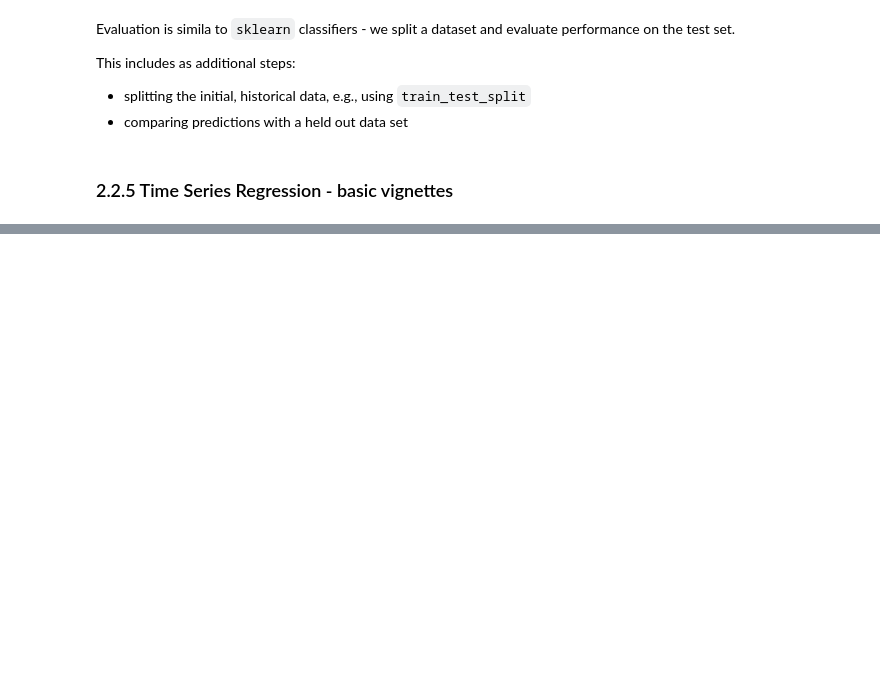
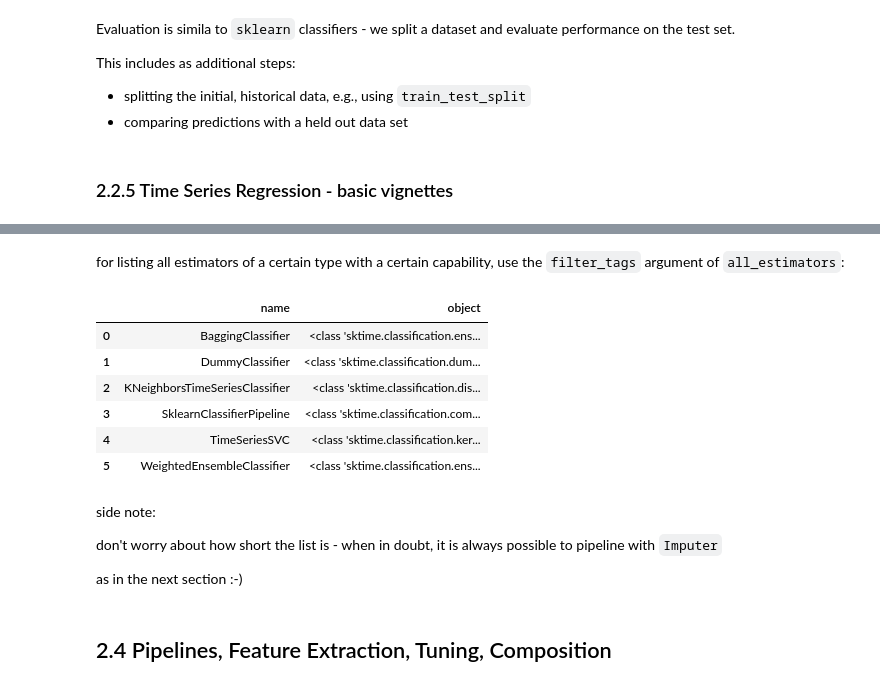
Before and after one commit to sktime/sktime-tutorial-pydata-london-2023, a Jupyter notebook: notebooks/02_panel_tasks.ipynb, the cells around one changed output, grey strips where cells are left out. Drawn from its saved outputs; the diff is of its cells as text; code cells hidden in the pictures; blank space fills up the shorter version.

```diff
--- a/notebooks/02_panel_tasks.ipynb
+++ b/notebooks/02_panel_tasks.ipynb
@@ -321,0 +377,25 @@ accuracy_score(y_test, y_pred)
+# %% [markdown]
+for listing all estimators of a certain type with a certain capability,
+use the `filter_tags` argument of `all_estimators`:
+# %%
+# list all classifiers in sktime
+# that can classify panels of time series containing missing data
+from sktime.registry import all_estimators
+
+all_estimators("classifier", as_dataframe=True, filter_tags={"capability:missing_values": True})
+# %% [output]
+|  | name | object |
+| 0 | BaggingClassifier | <class 'sktime.classification.ens... |
+| 1 | DummyClassifier | <class 'sktime.classification.dum... |
+| 2 | KNeighborsTimeSeriesClassifier | <class 'sktime.classification.dis... |
+| 3 | SklearnClassifierPipeline | <class 'sktime.classification.com... |
+| 4 | TimeSeriesSVC | <class 'sktime.classification.ker... |
+| 5 | WeightedEnsembleClassifier | <class 'sktime.classification.ens... |
+# %% [markdown]
+side note:
+
+don't worry about how short the list is - when in doubt, it is always possible to pipeline with `Imputer`
+
+as in the next section :-)
+# %% [markdown]
+## 2.4 Pipelines, Feature Extraction, Tuning, Composition
```
Also changed, not shown: parts of 16 cells of this notebook.
